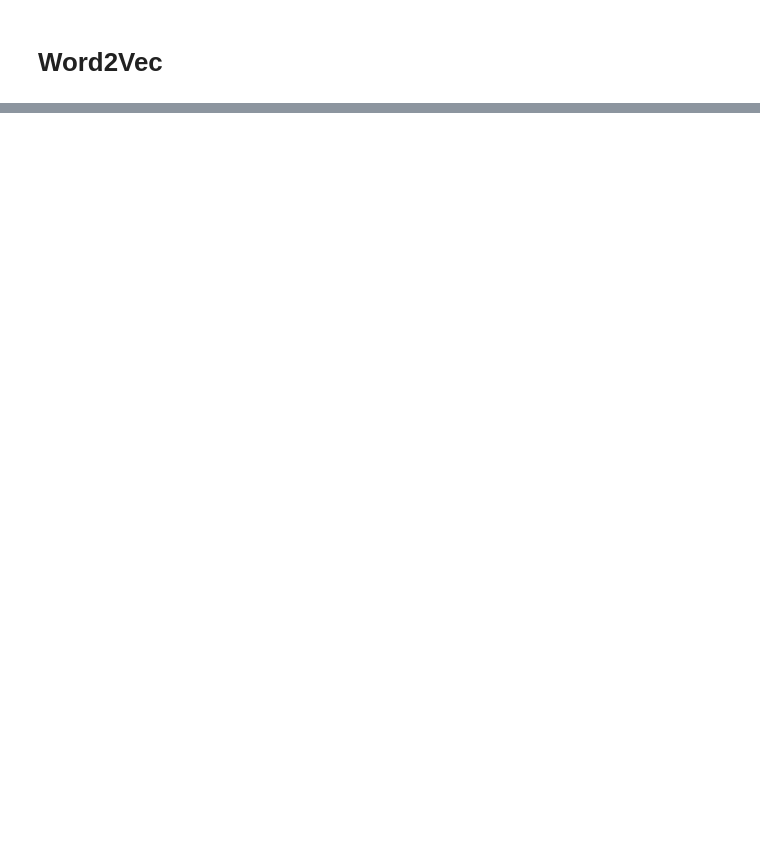
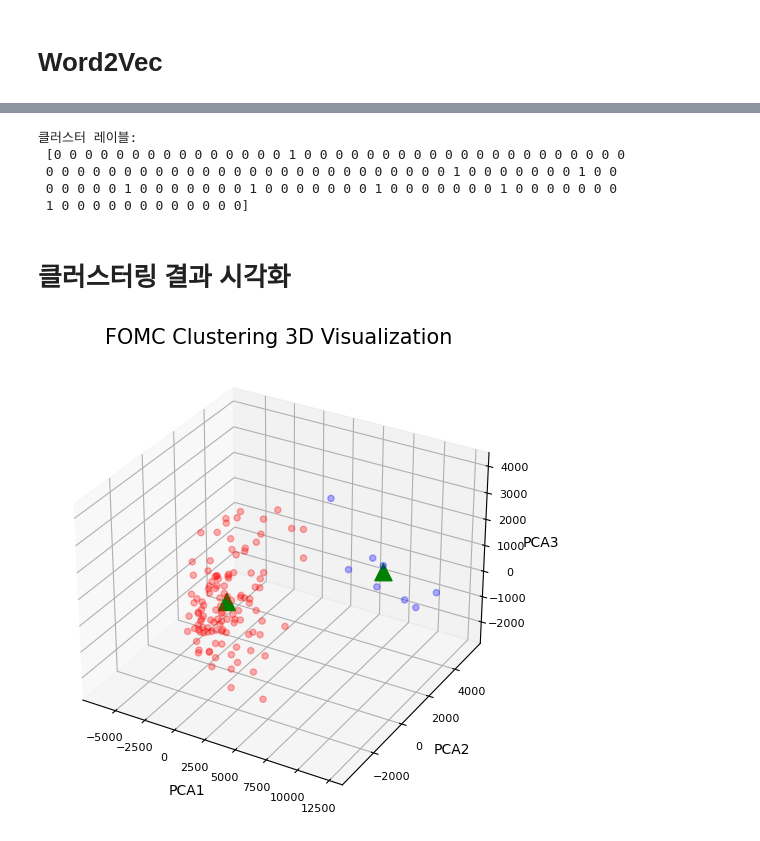
Before and after one commit to TrainingDataSet/NLP_FOMC, a Jupyter notebook: NLP_FOMC.ipynb, the cells around one changed output, grey strips where cells are left out. Drawn from its saved outputs; the diff is of its cells as text; code cells hidden in the pictures; blank space fills up the shorter version.

Commit message:
Modify crawling function, Create sentence vector and document vector, Add Clustering and 3D visualization

```diff
--- a/NLP_FOMC.ipynb
+++ b/NLP_FOMC.ipynb
@@ -237,0 +336,7 @@ print(word_vectors.most_similar('inflation'))
+# %%
+# 각각의 문서의 문서 벡터 리스트
+doc_vec_lst = []
+
+for i in tqdm(range(len(doc_lst))):
+    doc_vec = cal_doc_vec(i)
+    doc_vec_lst.append(doc_vec)
@@ -237,0 +371,55 @@ print(word_vectors.most_similar('inflation'))
+# %%
+from sklearn.cluster import KMeans
+
+# K-평균 클러스터링 모델 초기화 (클러스터 개수는 예시로 2를 사용)
+kmeans = KMeans(n_clusters=2, random_state=0)
+
+# 클러스터링 수행
+kmeans.fit(doc_vec_lst)
+
+# 결과 출력
+print("클러스터 레이블:\n", kmeans.labels_)
+# %% [output]
+클러스터 레이블:
+ [0 0 0 0 0 0 0 0 0 0 0 0 0 0 0 1 0 0 0 0 0 0 0 0 0 0 0 0 0 0 0 0 0 0 0 0 0
+ 0 0 0 0 0 0 0 0 0 0 0 0 0 0 0 0 0 0 0 0 0 0 0 0 0 0 1 0 0 0 0 0 0 0 1 0 0
+ 0 0 0 0 0 1 0 0 0 0 0 0 0 1 0 0 0 0 0 0 0 1 0 0 0 0 0 0 0 1 0 0 0 0 0 0 0
+ 1 0 0 0 0 0 0 0 0 0 0 0 0]
+# %% [markdown]
+# 클러스터링 결과 시각화
+# %%
+from sklearn.decomposition import PCA
+from sklearn.cluster import KMeans
+import matplotlib.pyplot as plt
+from mpl_toolkits.mplot3d import Axes3D
+
+labels = kmeans.labels_  # 각각의 문서의 라벨
+centers = kmeans.cluster_centers_  # 클러스터 중심점
+
+# PCA를 이용하여 3차원으로 차원 축소
+pca = PCA(n_components=3)
+X_reduced = pca.fit_transform(doc_vec_lst)
+centers_reduced = pca.transform(centers)  # 중심점도 차원 축소
+
+# 3D 플롯으로 시각화
+fig = plt.figure(figsize=(8, 6))
+ax = fig.add_subplot(111, projection='3d')
+
+# 라벨 크기를 8로 설정
+ax.tick_params(labelsize=8)
+
+
+# 클러스터에 따라 다른 색상으로 표시
+ax.scatter(X_reduced[labels == 0, 0], X_reduced[labels == 0, 1], X_reduced[labels == 0, 2], c='red', alpha=0.3)
+ax.scatter(X_reduced[labels == 1, 0], X_reduced[labels == 1, 1], X_reduced[labels == 1, 2], c='blue', alpha=0.3)
+
+# 중심점 시각화 (검은색 X 표시)
+ax.scatter(centers_reduced[:, 0], centers_reduced[:, 1], centers_reduced[:, 2], c='green', marker='^', s=150, alpha=1.0)
+
+ax.set_xlabel('PCA1')
+ax.set_ylabel('PCA2')
+ax.set_zlabel('PCA3')
+plt.title("FOMC Clustering 3D Visualization", size=15)
+plt.show()
+# %% [output]
+[figure, added]
```
Also changed, not shown: parts of 16 cells of this notebook.
